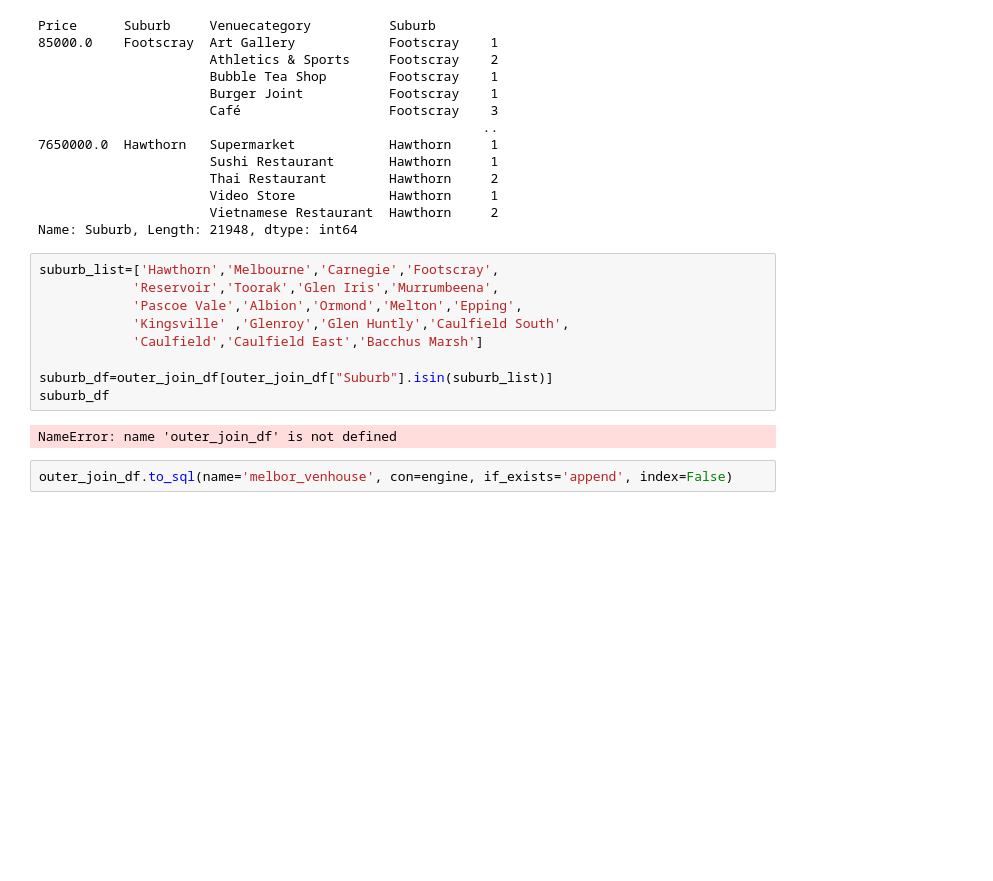
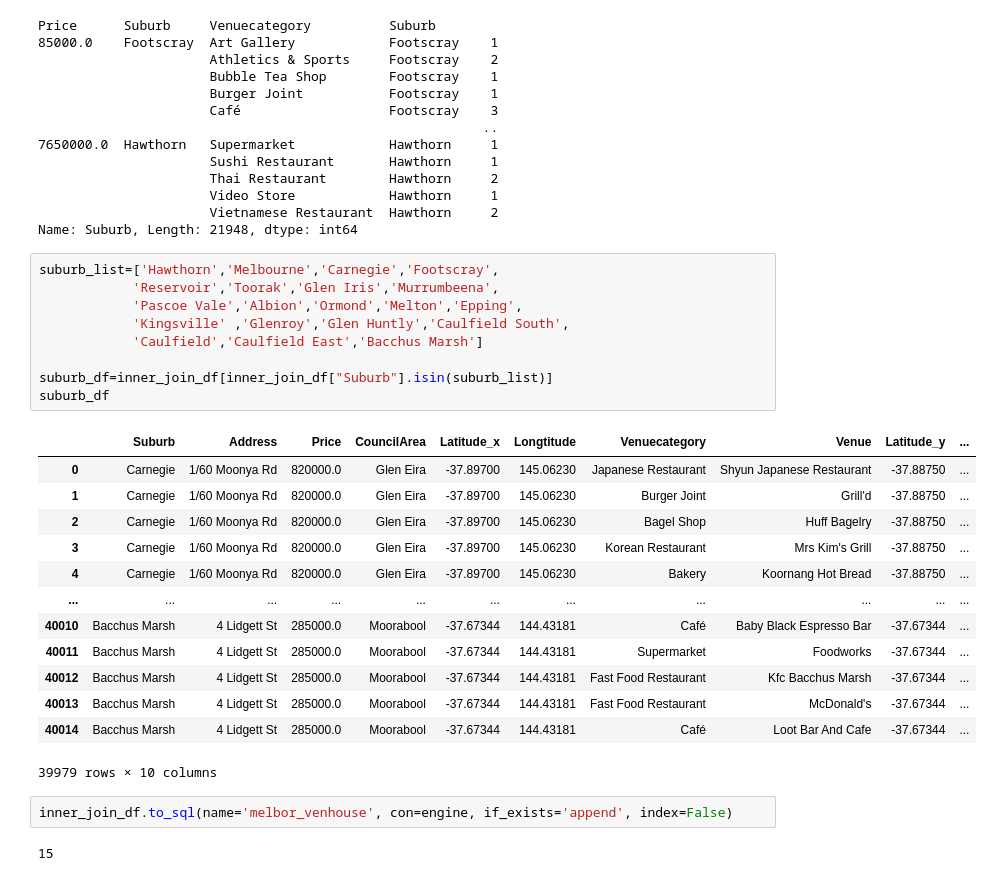
Before and after one commit to luonri11/project-2, a Jupyter notebook: project2_homeven.ipynb, the cells around one changed output. Saved outputs shown, nothing was run; the diff lists cells and outputs as text; blank space fills up the shorter version.

```diff
--- a/project2_homeven.ipynb
+++ b/project2_homeven.ipynb
@@ -247,13 +248,27 @@ Name: Suburb, Length: 21948, dtype: int64
 # %%
 suburb_list=['Hawthorn','Melbourne','Carnegie','Footscray',
             'Reservoir','Toorak','Glen Iris','Murrumbeena',
             'Pascoe Vale','Albion','Ormond','Melton','Epping',
             'Kingsville' ,'Glenroy','Glen Huntly','Caulfield South',
             'Caulfield','Caulfield East','Bacchus Marsh']
 
-suburb_df=outer_join_df[outer_join_df["Suburb"].isin(suburb_list)]
+suburb_df=inner_join_df[inner_join_df["Suburb"].isin(suburb_list)]
 suburb_df
 # %% [output]
+|  | Suburb | Address | Price | CouncilArea | Latitude_x | Longtitude | Venuecategory | Venue | Latitude_y | ... |
+| 0 | Carnegie | 1/60 Moonya Rd | 820000.0 | Glen Eira | -37.89700 | 145.06230 | Japanese Restaurant | Shyun Japanese Restaurant | -37.88750 | ... |
+| 1 | Carnegie | 1/60 Moonya Rd | 820000.0 | Glen Eira | -37.89700 | 145.06230 | Burger Joint | Grill'd | -37.88750 | ... |
+| 2 | Carnegie | 1/60 Moonya Rd | 820000.0 | Glen Eira | -37.89700 | 145.06230 | Bagel Shop | Huff Bagelry | -37.88750 | ... |
+| 3 | Carnegie | 1/60 Moonya Rd | 820000.0 | Glen Eira | -37.89700 | 145.06230 | Korean Restaurant | Mrs Kim's Grill | -37.88750 | ... |
+| 4 | Carnegie | 1/60 Moonya Rd | 820000.0 | Glen Eira | -37.89700 | 145.06230 | Bakery | Koornang Hot Bread | -37.88750 | ... |
+| ... | ... | ... | ... | ... | ... | ... | ... | ... | ... | ... |
+| 40010 | Bacchus Marsh | 4 Lidgett St | 285000.0 | Moorabool | -37.67344 | 144.43181 | Café | Baby Black Espresso Bar | -37.67344 | ... |
+| 40011 | Bacchus Marsh | 4 Lidgett St | 285000.0 | Moorabool | -37.67344 | 144.43181 | Supermarket | Foodworks | -37.67344 | ... |
+| 40012 | Bacchus Marsh | 4 Lidgett St | 285000.0 | Moorabool | -37.67344 | 144.43181 | Fast Food Restaurant | Kfc Bacchus Marsh | -37.67344 | ... |
+| 40013 | Bacchus Marsh | 4 Lidgett St | 285000.0 | Moorabool | -37.67344 | 144.43181 | Fast Food Restaurant | McDonald's | -37.67344 | ... |
+| 40014 | Bacchus Marsh | 4 Lidgett St | 285000.0 | Moorabool | -37.67344 | 144.43181 | Café | Loot Bar And Cafe | -37.67344 | ... |
-NameError: name 'outer_join_df' is not defined
+39979 rows × 10 columns
 # %%
-outer_join_df.to_sql(name='melbor_venhouse', con=engine, if_exists='append', index=False)
+inner_join_df.to_sql(name='melbor_venhouse', con=engine, if_exists='append', index=False)
+# %% [output]
+15
```
Also changed, not shown: parts of 6 cells of this notebook, 1 other file.
